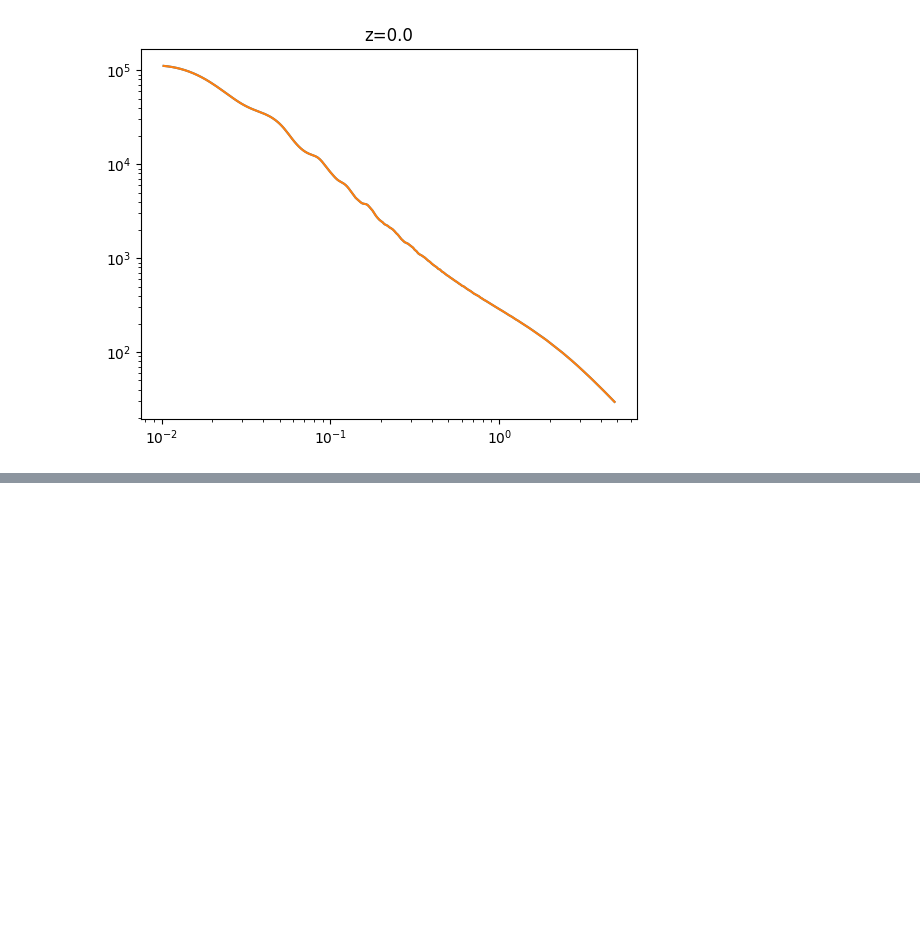
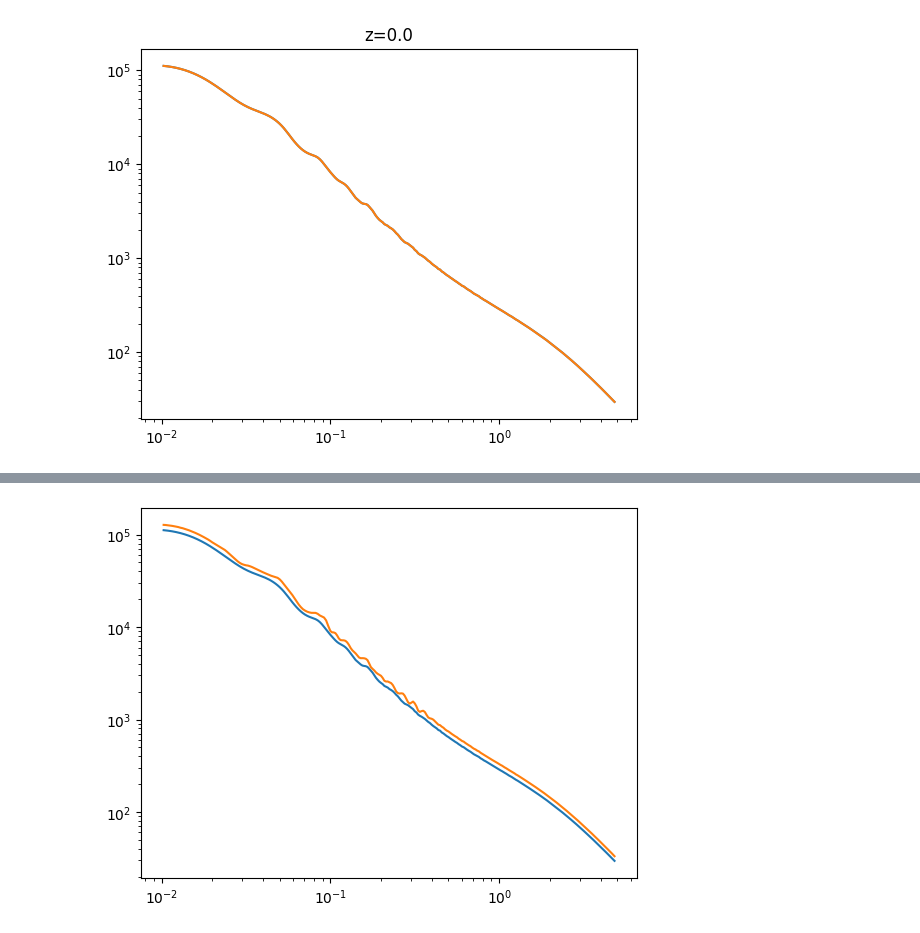
Before and after one commit to pltaylor16/odd_emu, a Jupyter notebook: production/test_solve.ipynb, the cells around one changed output, grey strips where cells are left out. Cells and saved outputs as stored; diff of their text form; code cells hidden in the pictures; blank space fills up the shorter version.

```diff
--- a/production/test_solve.ipynb
+++ b/production/test_solve.ipynb
@@ -131,0 +258,10 @@ plt.plot(k, Pk_pred[99] / pk_all[0,0])
+# %%
+from matplotlib import pyplot as plt
+pk0 = jnp.load(os.path.join(parent_dir, f"pk_nl_0.npy"))[0,0]
+
+plt.plot(k,pk0)
+plt.plot(k,Pk_all[-1])
+plt.yscale('log')
+plt.xscale('log')
+# %% [output]
+[figure, added]
```
Also changed, not shown: parts of 5 cells of this notebook.
